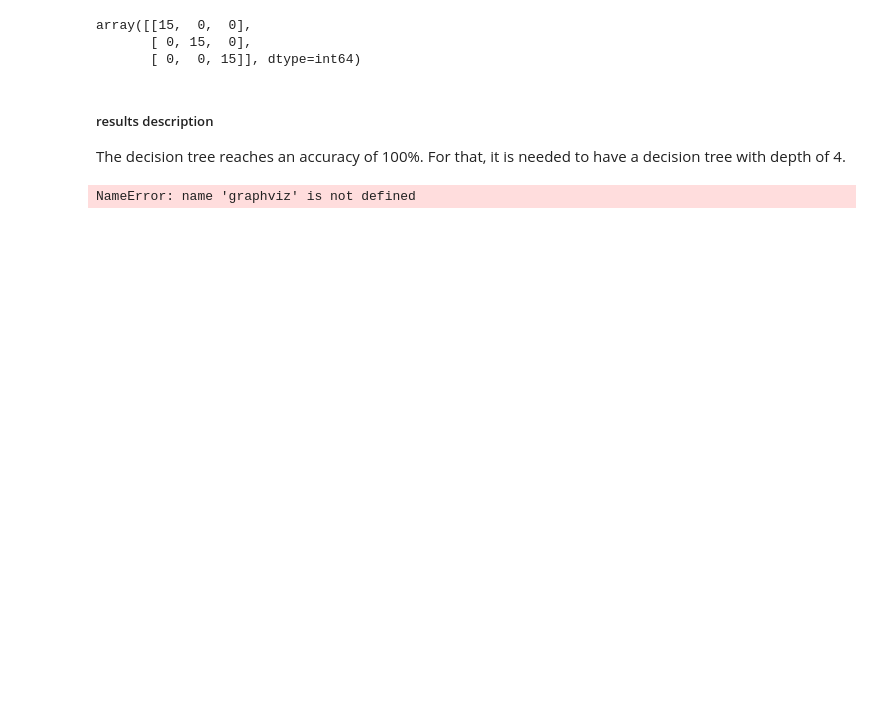
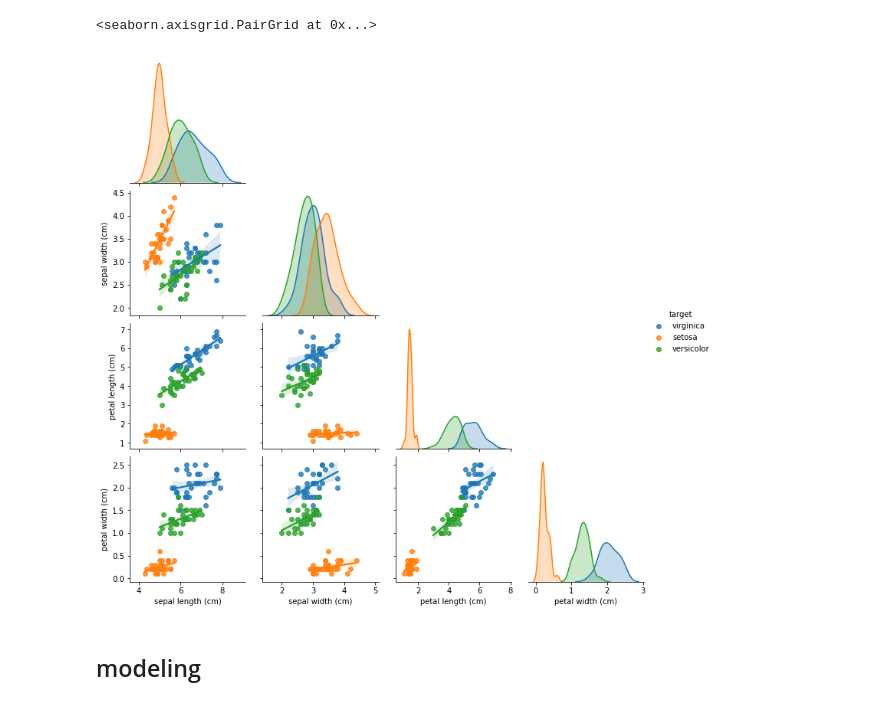
Before and after one commit to StefanReimer/iris_classification, a Jupyter notebook: iris_classification.ipynb, the cells around one changed output. Drawn from its saved outputs; the diff is of its cells as text; code cells hidden in the pictures; blank space fills up the shorter version.

```diff
--- a/iris_classification.ipynb
+++ b/iris_classification.ipynb
@@ -99,18 +105,0 @@ DecisionTreeClassifier(ccp_alpha=0.0, class_weight=None, criterion='gini',
-# %%
-# evaluate decision tree
-X_test = df_test.drop(labels='target', axis=1)
-y_test = df_test.target
-
-y_pred = dtree.predict(X_test)
-
-from sklearn.metrics import confusion_matrix
-confusion_matrix(y_true=y_test, y_pred=y_pred)
-# %% [output]
-array([[15,  0,  0],
-       [ 0, 15,  0],
-       [ 0,  0, 15]], dtype=int64)
-# %% [markdown]
-##### results description
-
-The decision tree reaches an accuracy of 100%.
-For that, it is needed to have a decision tree with depth of 4.
@@ -127,12 +106,6 @@ export_graphviz(dtree, out_file=dot_data,
-# %%
-# graphviz
-from IPython.display import display
-display(graphviz.Source(dot_data))
-
-from IPython.display import Image
-
-import pydotplus
-graph = pydotplus.graph_from_dot_data(dot_data.getvalue())
-Image(graph.create_png())
-# %% [output]
-NameError: name 'graphviz' is not defined
+# %%
+# create pair plot
+seaborn.pairplot(df_train, hue='target', corner=True, kind="reg")
+# %% [output]
+<seaborn.axisgrid.PairGrid at 0x...>
+[figure, added]
@@ -138,0 +114,2 @@ NameError: name 'graphviz' is not defined
+# %% [markdown]
+## modeling
```
Also changed, not shown: parts of 33 cells of this notebook, 1 other file.
